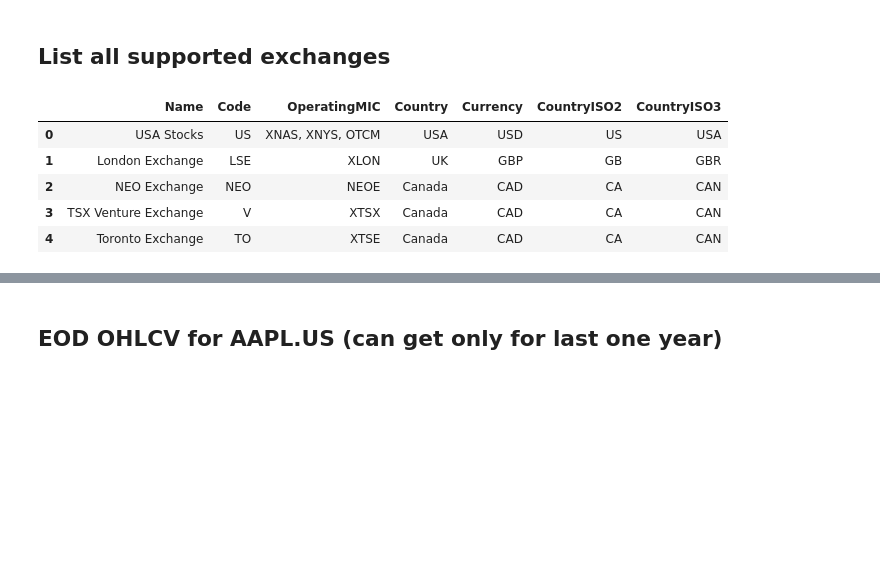
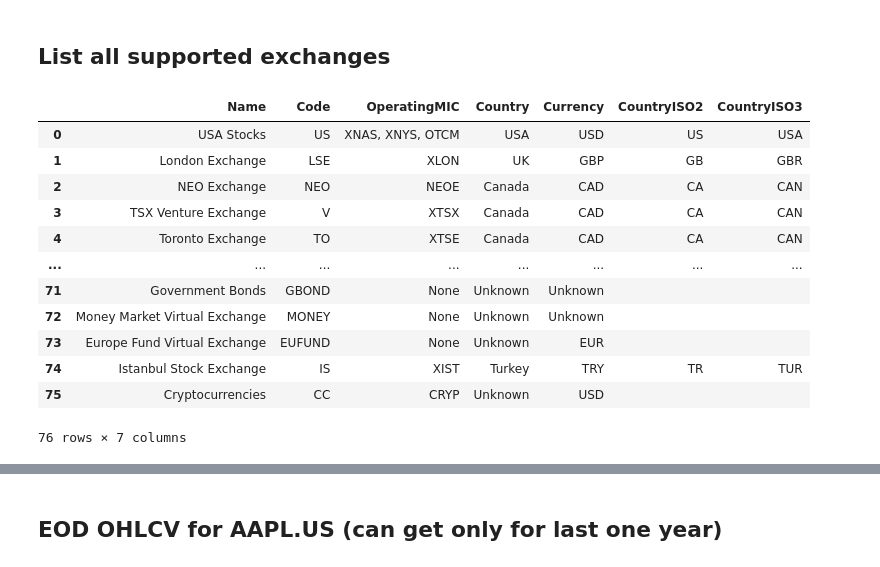
Before and after one commit to chain-08/lens, a Jupyter notebook: notebooks/pipelines/eod_endpoints.ipynb, the cells around one changed output, grey strips where cells are left out. Saved outputs shown, nothing was run; the diff lists cells and outputs as text; code cells hidden in the pictures; blank space fills up the shorter version.

```diff
--- a/notebooks/pipelines/eod_endpoints.ipynb
+++ b/notebooks/pipelines/eod_endpoints.ipynb
@@ -11,10 +11,20 @@ url = f"{BASE_URL}/exchanges-list/?api_token={API_KEY}&fmt=json"
 resp = requests.get(url)
 df_exchanges = pd.DataFrame(resp.json())
 df_exchanges.head()
+df_exchanges.to_csv("exchanges_list.csv", index=False)
-# %% [output]
-|  | Name | Code | OperatingMIC | Country | Currency | CountryISO2 | CountryISO3 |
-| 0 | USA Stocks | US | XNAS, XNYS, OTCM | USA | USD | US | USA |
-| 1 | London Exchange | LSE | XLON | UK | GBP | GB | GBR |
-| 2 | NEO Exchange | NEO | NEOE | Canada | CAD | CA | CAN |
-| 3 | TSX Venture Exchange | V | XTSX | Canada | CAD | CA | CAN |
-| 4 | Toronto Exchange | TO | XTSE | Canada | CAD | CA | CAN |
+# %%
+df_exchanges.head(76)
+# %% [output]
+|  | Name | Code | OperatingMIC | Country | Currency | CountryISO2 | CountryISO3 |
+| 0 | USA Stocks | US | XNAS, XNYS, OTCM | USA | USD | US | USA |
+| 1 | London Exchange | LSE | XLON | UK | GBP | GB | GBR |
+| 2 | NEO Exchange | NEO | NEOE | Canada | CAD | CA | CAN |
+| 3 | TSX Venture Exchange | V | XTSX | Canada | CAD | CA | CAN |
+| 4 | Toronto Exchange | TO | XTSE | Canada | CAD | CA | CAN |
+| ... | ... | ... | ... | ... | ... | ... | ... |
+| 71 | Government Bonds | GBOND | None | Unknown | Unknown |  |  |
+| 72 | Money Market Virtual Exchange | MONEY | None | Unknown | Unknown |  |  |
+| 73 | Europe Fund Virtual Exchange | EUFUND | None | Unknown | EUR |  |  |
+| 74 | Istanbul Stock Exchange | IS | XIST | Turkey | TRY | TR | TUR |
+| 75 | Cryptocurrencies | CC | CRYP | Unknown | USD |  |  |
+76 rows × 7 columns
```
Also changed, not shown: parts of 16 cells of this notebook.
